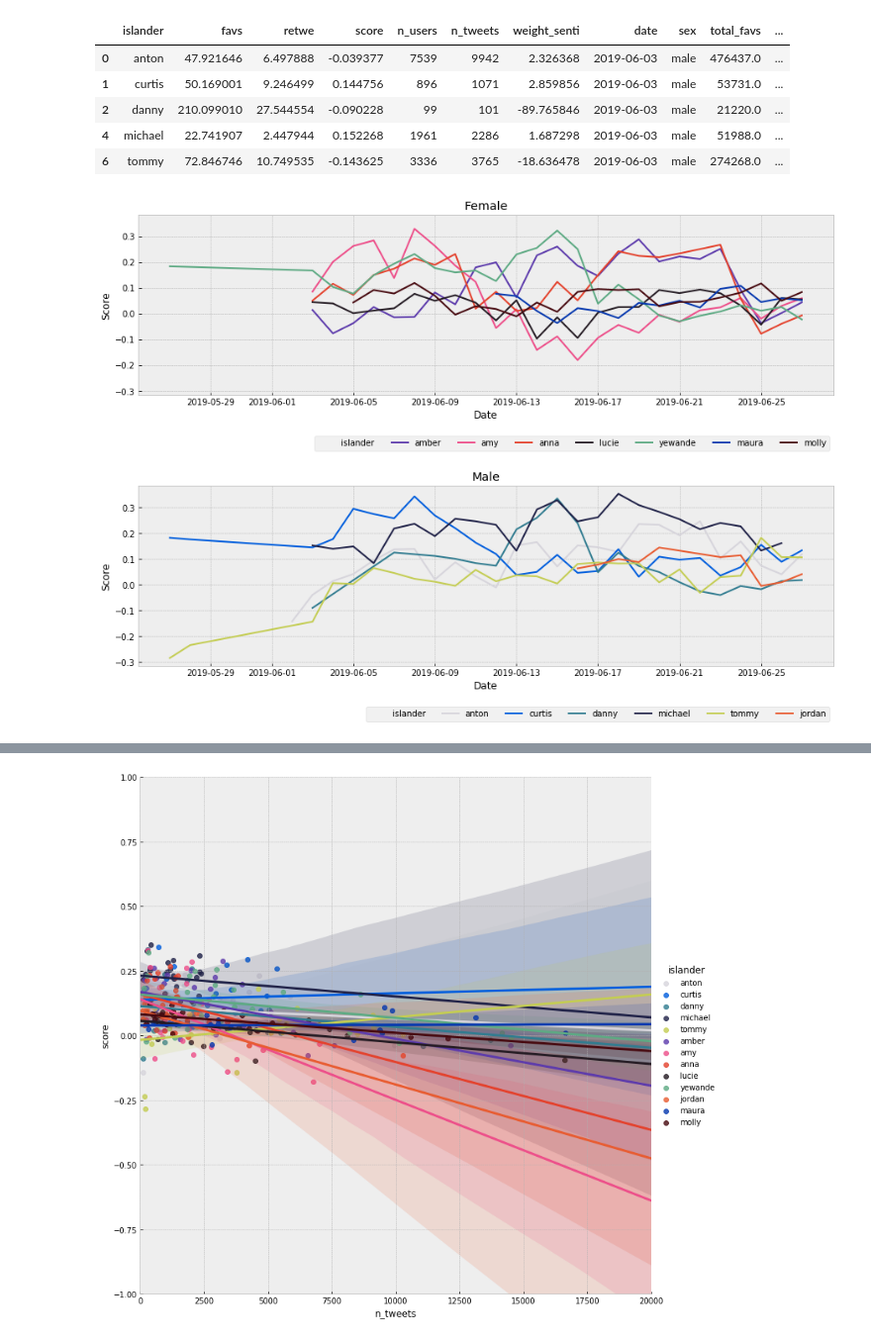
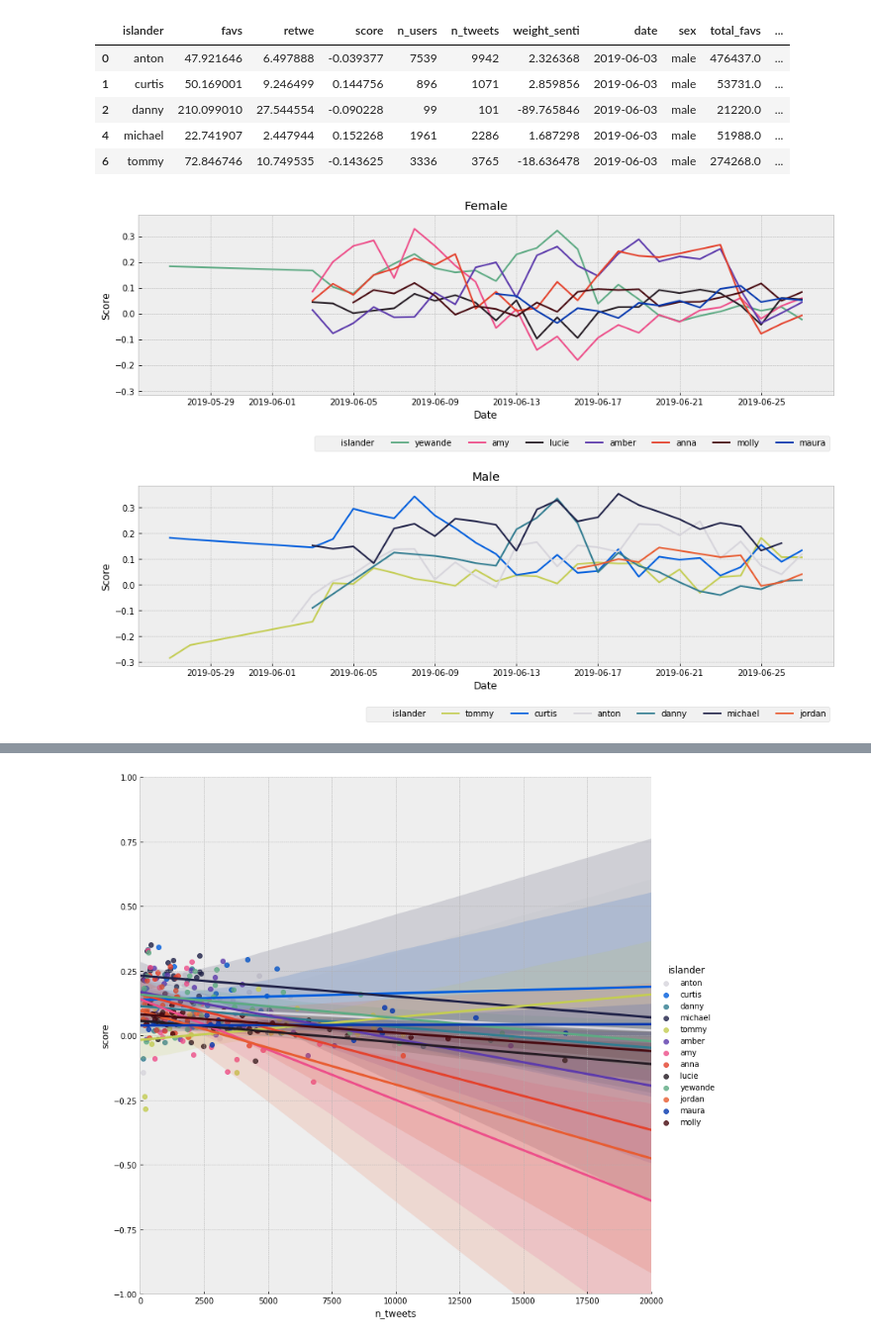
Before and after one commit to watson-sam/loveisland, a Jupyter notebook: notebooks/initial ideas.ipynb, the cells around one changed output, grey strips where cells are left out. Shown: that part at 99% size. Drawn from its saved outputs; the diff is of its cells as text; code cells hidden in the pictures.

Commit message:
format graphs

```diff
--- a/notebooks/initial ideas.ipynb
+++ b/notebooks/initial ideas.ipynb
@@ -13,6 +13,10 @@ plt.style.use("bmh")
 # %%
 agg_path = "../data/aggregated/"
 # %%
+def import_all(path=agg_path):
+    df_list = [pd.read_csv(f) for f in glob.glob(agg_path + "*.csv")]
+    return pd.concat(df_list, ignore_index=True)
+
 def get_sex(df):
     df["sex"] = df["islander"].apply(lambda x: "male" if x in MALE else "female")
     return df
@@ -25,8 +29,7 @@ def totals(df):
 def standard_filters(df):
     return df[(df["n_tweets"] >= 100) & (df["islander"].isin(RELEVANT_ISLANDERS))]
 # %%
-df_list = [pd.read_csv(f) for f in glob.glob(agg_path + "*.csv")]
-df = pd.concat(df_list, ignore_index=True)
+df = import_all()
 df = standard_filters(df)
 
 df["date"] = pd.to_datetime(df["date"])
@@ -44,25 +47,28 @@ df.head()
 # %%
 def add_meta(ax, metric, title):
     ax.legend(bbox_to_anchor=(1, -0.2), ncol=11)
     ax.set_title(title)
     ax.set_xlabel("Date")
     ax.set_ylabel(metric)
     return ax
 
 args = {"x": "date", "y": "score", "hue": "islander", "palette": PALETTE}
 
+# df = df[df["islander"].isin(["yewande", "anna"])]
+df = df.sort_values("date")
+
 fig = plt.figure(figsize=(15,10))
 ax1 = fig.add_subplot(211)
-sns.lineplot(data=df[df["sex"]=="female"], ax=ax1, **args)
+ax1 = sns.lineplot(data=df[df["sex"]=="female"], ax=ax1, **args)
 ax1 = add_meta(ax1, "Score", "Female")
 
 ax2 = fig.add_subplot(212, sharex=ax1, sharey=ax1)
 sns.lineplot(data=df[df["sex"]=="male"], ax=ax2, **args)
 ax2 = add_meta(ax2, "Score", "Male")
 
 plt.subplots_adjust(hspace=0.5);
 # %% [output]
-[figure, old version]
+[figure, new version]
 # %%
 args = {"x": "date", "y": "n_tweets", "hue": "islander", "palette": PALETTE}
 
```
Also changed, not shown: parts of 1 cell of this notebook, 1 other file.
